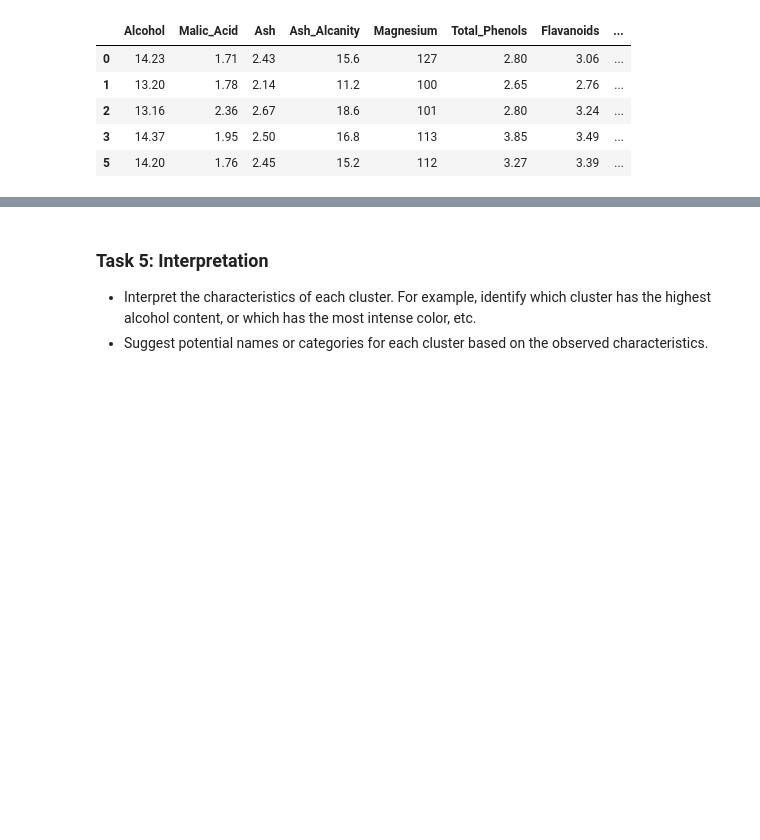
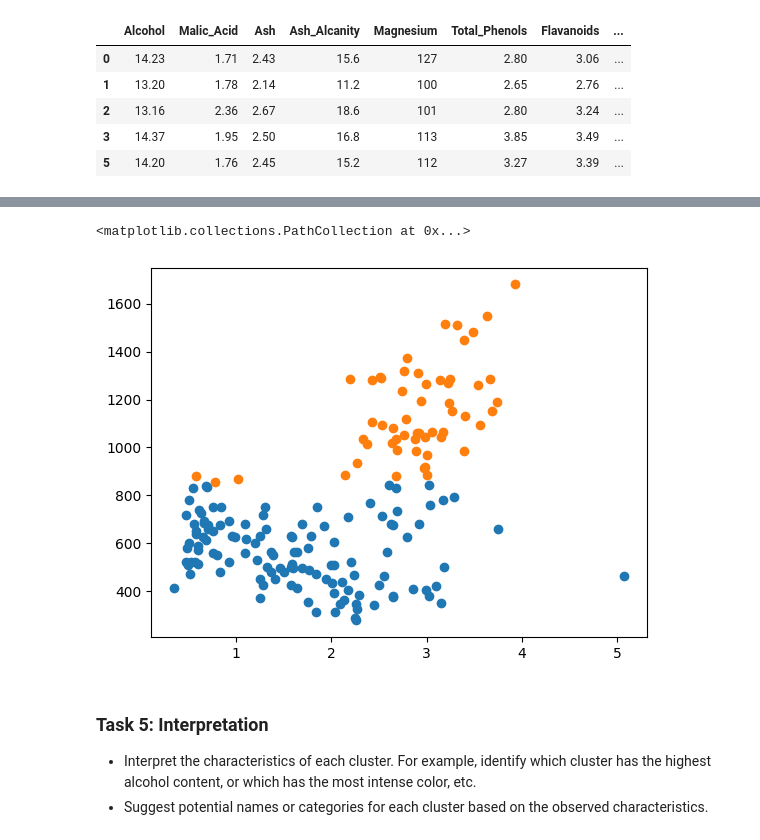
Before and after one commit to avimallik/machine_learning_workbench, a Jupyter notebook: Cluster_Analysis_K-Means/practice/Assignment on Cluster Analysis.ipynb, the cells around one changed output, grey strips where cells are left out. Drawn from its saved outputs; the diff is of its cells as text; code cells hidden in the pictures; blank space fills up the shorter version.

```diff
--- a/Cluster_Analysis_K-Means/practice/Assignment on Cluster Analysis.ipynb
+++ b/Cluster_Analysis_K-Means/practice/Assignment on Cluster Analysis.ipynb
@@ -300,3 +328,9 @@ df_clus_compare
+# %%
+plt.scatter(cluster_0.Flavanoids, cluster_0.Proline)
+plt.scatter(cluster_1.Flavanoids, cluster_1.Proline)
+# %% [output]
+<matplotlib.collections.PathCollection at 0x...>
+[figure, added]
 # %% [markdown]
 ### Task 5: Interpretation
 - Interpret the characteristics of each cluster. For example, identify which cluster has the highest alcohol content, or which has the most intense color, etc.
```
Also changed, not shown: parts of 14 cells of this notebook.
